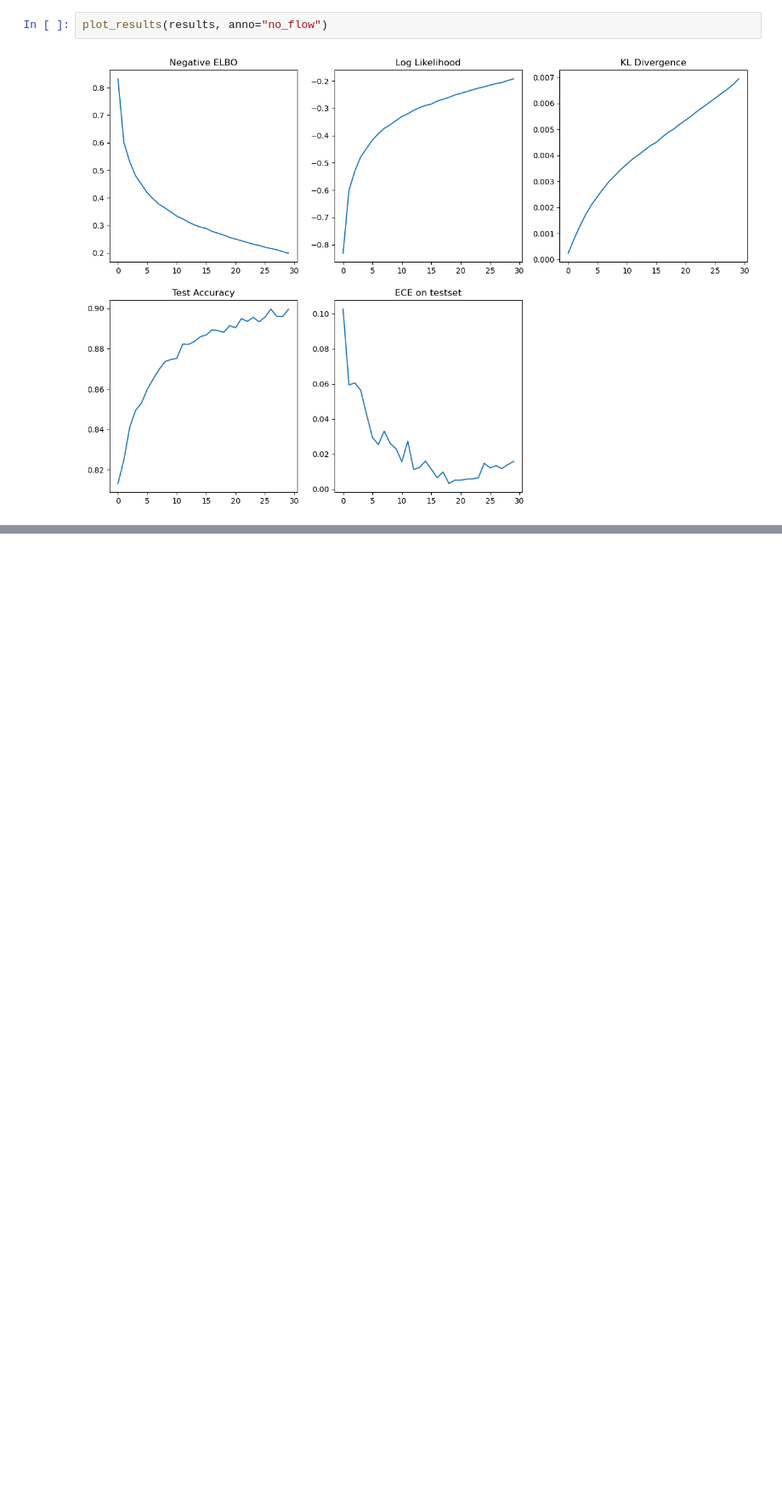
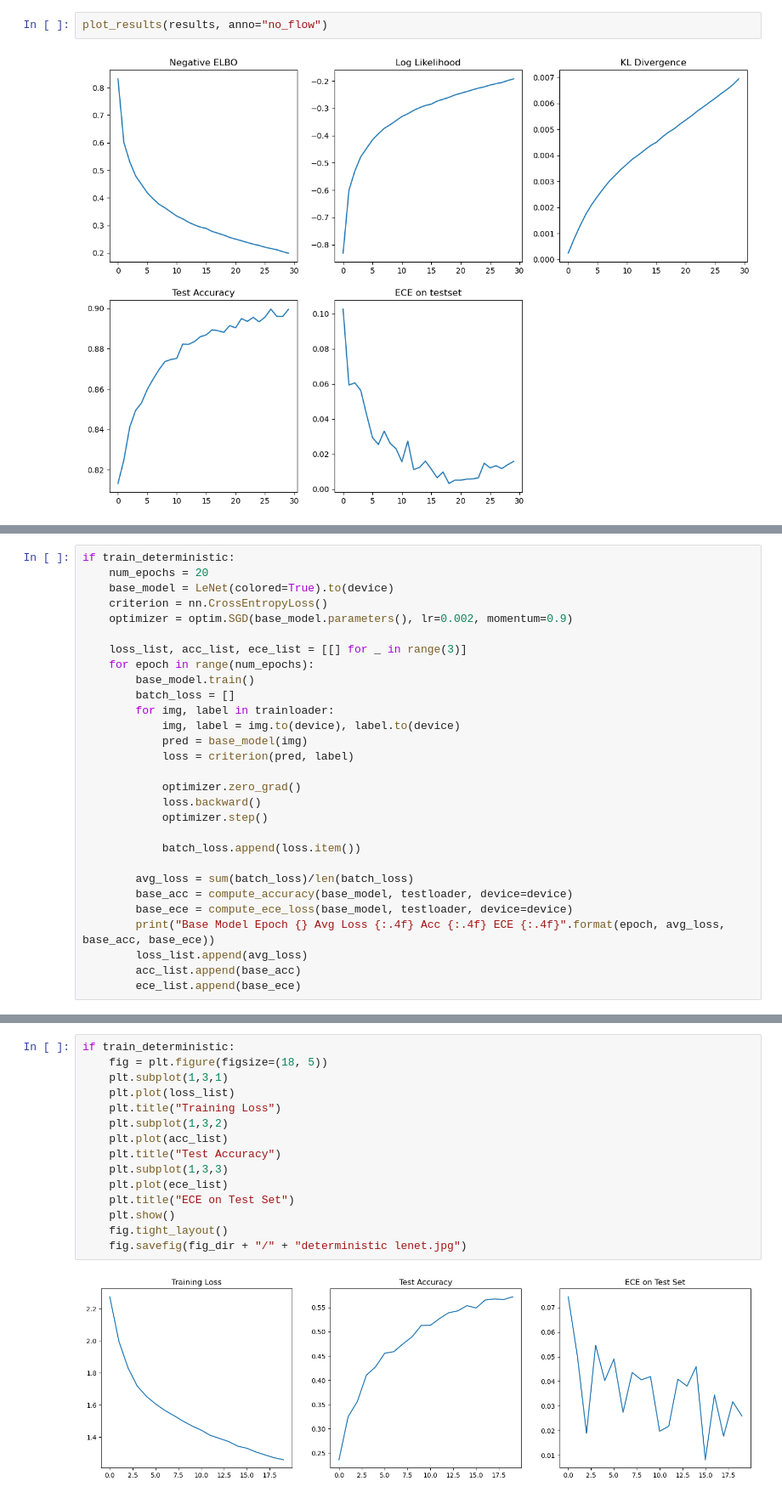
Before and after one commit to Weijiang-Xiong/iBNN_NF, a Jupyter notebook: codes/mnist_lenet.ipynb, the cells around one changed output, grey strips where cells are left out. Shown at 85% size. Cells and saved outputs as stored; diff of their text form; blank space fills up the shorter version.

Commit message:
cifar 10 with lenet

```diff
--- a/codes/mnist_lenet.ipynb
+++ b/codes/mnist_lenet.ipynb
@@ -257,0 +283,29 @@ plot_results(results, anno="no_flow")
+# %%
+if train_deterministic:
+    num_epochs = 20
+    base_model = LeNet(colored=True).to(device)
+    criterion = nn.CrossEntropyLoss()
+    optimizer = optim.SGD(base_model.parameters(), lr=0.002, momentum=0.9)
+
+    loss_list, acc_list, ece_list = [[] for _ in range(3)]
+    for epoch in range(num_epochs):
+        base_model.train()
+        batch_loss = []
+        for img, label in trainloader:
+            img, label = img.to(device), label.to(device)
+            pred = base_model(img)
+            loss = criterion(pred, label)
+
+            optimizer.zero_grad()
+            loss.backward()
+            optimizer.step()
+
+            batch_loss.append(loss.item())
+
+        avg_loss = sum(batch_loss)/len(batch_loss)
+        base_acc = compute_accuracy(base_model, testloader, device=device)
+        base_ece = compute_ece_loss(base_model, testloader, device=device)
+        print("Base Model Epoch {} Avg Loss {:.4f} Acc {:.4f} ECE {:.4f}".format(epoch, avg_loss, base_acc, base_ece))
+        loss_list.append(avg_loss)
+        acc_list.append(base_acc)
+        ece_list.append(base_ece)
@@ -257,0 +333,17 @@ plot_results(results, anno="no_flow")
+# %%
+if train_deterministic:
+    fig = plt.figure(figsize=(18, 5))
+    plt.subplot(1,3,1)
+    plt.plot(loss_list)
+    plt.title("Training Loss")
+    plt.subplot(1,3,2)
+    plt.plot(acc_list)
+    plt.title("Test Accuracy")
+    plt.subplot(1,3,3)
+    plt.plot(ece_list)
+    plt.title("ECE on Test Set")
+    plt.show()
+    fig.tight_layout()
+    fig.savefig(fig_dir + "/" + "deterministic lenet.jpg")
+# %% [output]
+[figure, added]
```
Also changed, not shown: parts of 17 cells of this notebook, 8 other files.
